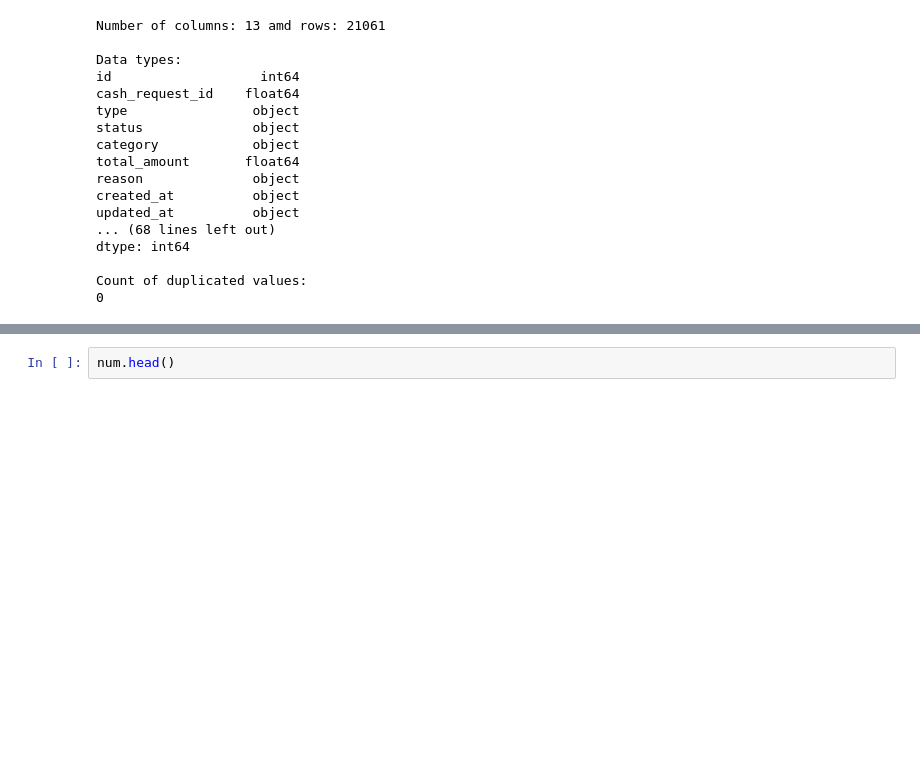
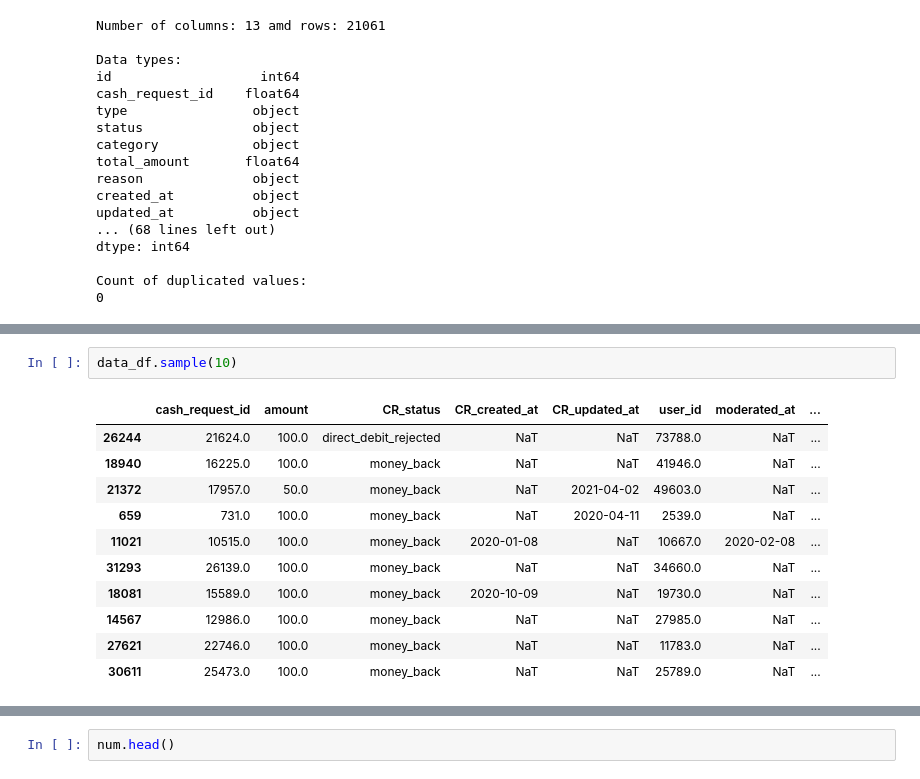
Before and after one commit to JayEm65/project-1-ironhack-payments-2-en, a Jupyter notebook: main.ipynb, the cells around one changed output, grey strips where cells are left out. Saved outputs shown, nothing was run; the diff lists cells and outputs as text; blank space fills up the shorter version.

```diff
--- a/main.ipynb
+++ b/main.ipynb
@@ -129,0 +149,14 @@ Count of duplicated values:
+# %%
+data_df.sample(10)
+# %% [output]
+|  | cash_request_id | amount | CR_status | CR_created_at | CR_updated_at | user_id | moderated_at | ... |
+| 26244 | 21624.0 | 100.0 | direct_debit_rejected | NaT | NaT | 73788.0 | NaT | ... |
+| 18940 | 16225.0 | 100.0 | money_back | NaT | NaT | 41946.0 | NaT | ... |
+| 21372 | 17957.0 | 50.0 | money_back | NaT | 2021-04-02 | 49603.0 | NaT | ... |
+| 659 | 731.0 | 100.0 | money_back | NaT | 2020-04-11 | 2539.0 | NaT | ... |
+| 11021 | 10515.0 | 100.0 | money_back | 2020-01-08 | NaT | 10667.0 | 2020-02-08 | ... |
+| 31293 | 26139.0 | 100.0 | money_back | NaT | NaT | 34660.0 | NaT | ... |
+| 18081 | 15589.0 | 100.0 | money_back | 2020-10-09 | NaT | 19730.0 | NaT | ... |
+| 14567 | 12986.0 | 100.0 | money_back | NaT | NaT | 27985.0 | NaT | ... |
+| 27621 | 22746.0 | 100.0 | money_back | NaT | NaT | 11783.0 | NaT | ... |
+| 30611 | 25473.0 | 100.0 | money_back | NaT | NaT | 25789.0 | NaT | ... |
```
Also changed, not shown: parts of 21 cells of this notebook, 3 other files.
